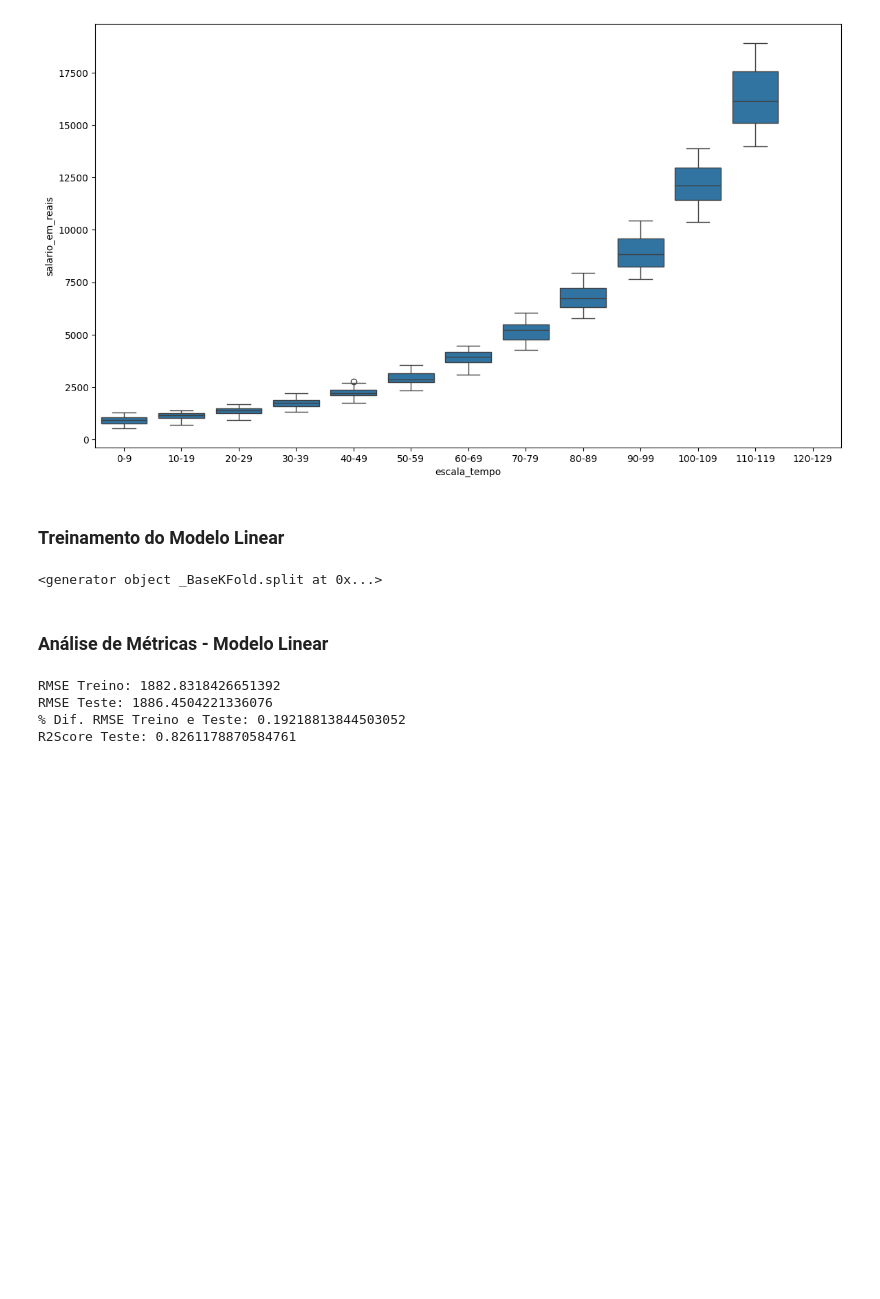
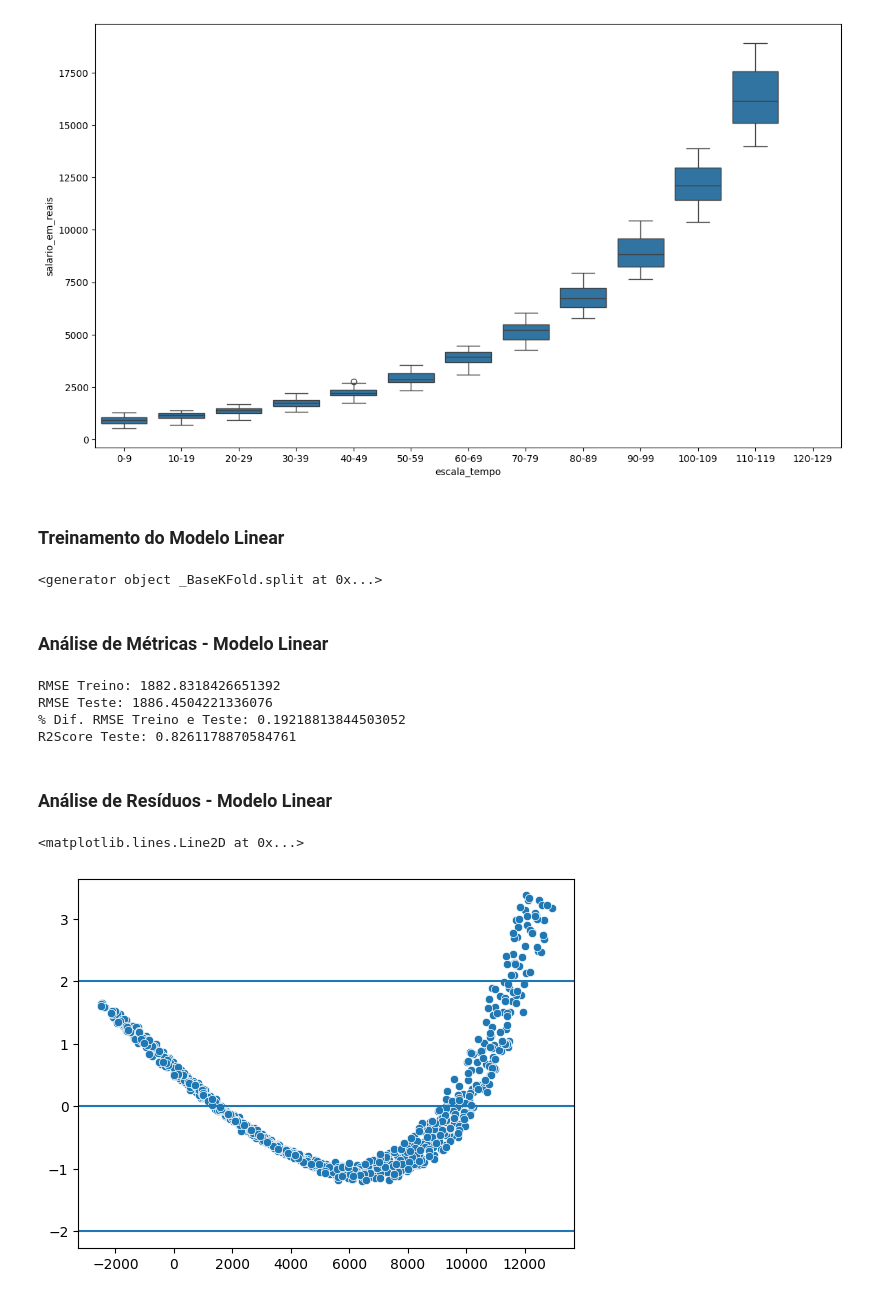
Before and after one commit to offellipe/regressao_polinomial, a Jupyter notebook: modelo_salarios.ipynb, the cells around one changed output. Cells and saved outputs as stored; diff of their text form; code cells hidden in the pictures; blank space fills up the shorter version.

Commit message:
Aula 11 - Análise Gráfica de Resíduos

```diff
--- a/modelo_salarios.ipynb
+++ b/modelo_salarios.ipynb
@@ -282,3 +282,22 @@ RMSE Treino: 1882.8318426651392
 RMSE Teste: 1886.4504221336076
 % Dif. RMSE Treino e Teste: 0.19218813844503052
 R2Score Teste: 0.8261178870584761
+# %% [markdown]
+### Análise de Resíduos - Modelo Linear
+# %%
+# Transformar residuos na escala padrão
+# (X - media) / desvio_padrao
+
+from scipy.stats import zscore
+residuos_std = zscore(residuos)
+# %%
+# Verificar linearidade dos residuos: Valores entre -2 e +2 (Escala Padrão)
+# Verificar homocedasticidade: Valores em torno da reta sem nenhuma tendência ou formato
+
+sns.scatterplot(x=y_pred_total, y=residuos_std)
+plt.axhline(y=0)
+plt.axhline(y=-2)
+plt.axhline(y=2)
+# %% [output]
+<matplotlib.lines.Line2D at 0x...>
+[figure, added]
```
Also changed, not shown: parts of 1 cell of this notebook.
